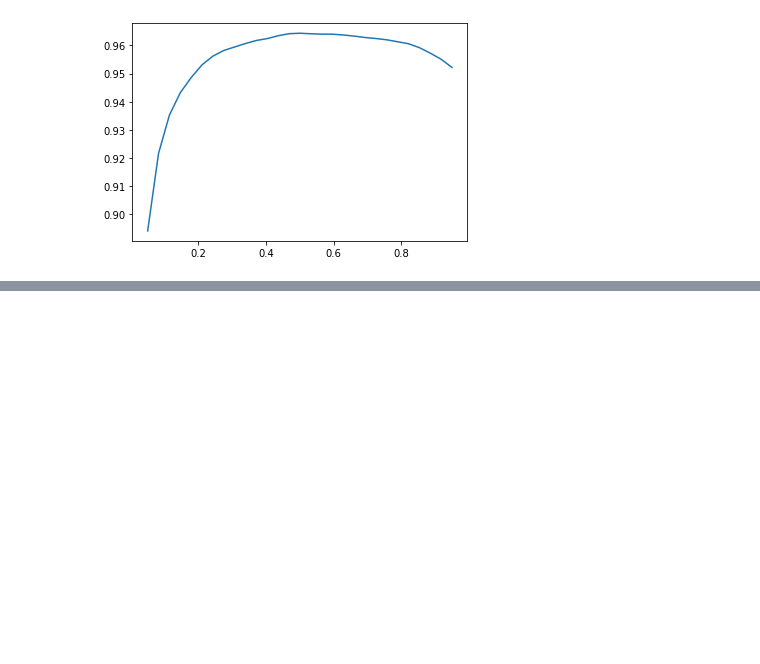
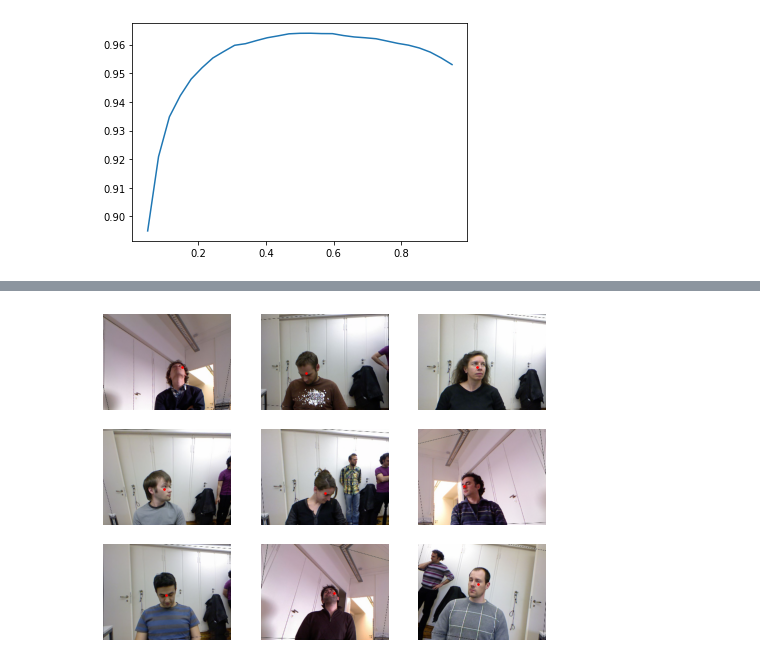
Before and after one commit to steimel60/ML, a Jupyter notebook: DeepLearning/ComputerVision.ipynb, the cells around one changed output, grey strips where cells are left out. Cells and saved outputs as stored; diff of their text form; code cells hidden in the pictures; blank space fills up the shorter version.

```diff
--- a/DeepLearning/ComputerVision.ipynb
+++ b/DeepLearning/ComputerVision.ipynb
@@ -130,0 +175,13 @@ plt.plot(xs,accs)
+# %%
+biwi = DataBlock(
+    blocks = (ImageBlock, PointBlock), #PointBlock tells fastai label is a coordinate that should also be affected by augmentation
+    get_items = get_image_files,
+    get_y = get_ctr,
+    splitter = FuncSplitter(lambda o: o.parent.name=='13'), #Make an individual the validation set so we dont just memorize faces
+    batch_tfms = [*aug_transforms(size=(240,320)), Normalize.from_stats(*imagenet_stats)]
+)
+
+dls = biwi.dataloaders(path)
+dls.show_batch(max_n=9, figsize=(8,6))
+# %% [output]
+[figure, added]
```
Also changed, not shown: parts of 13 cells of this notebook.
